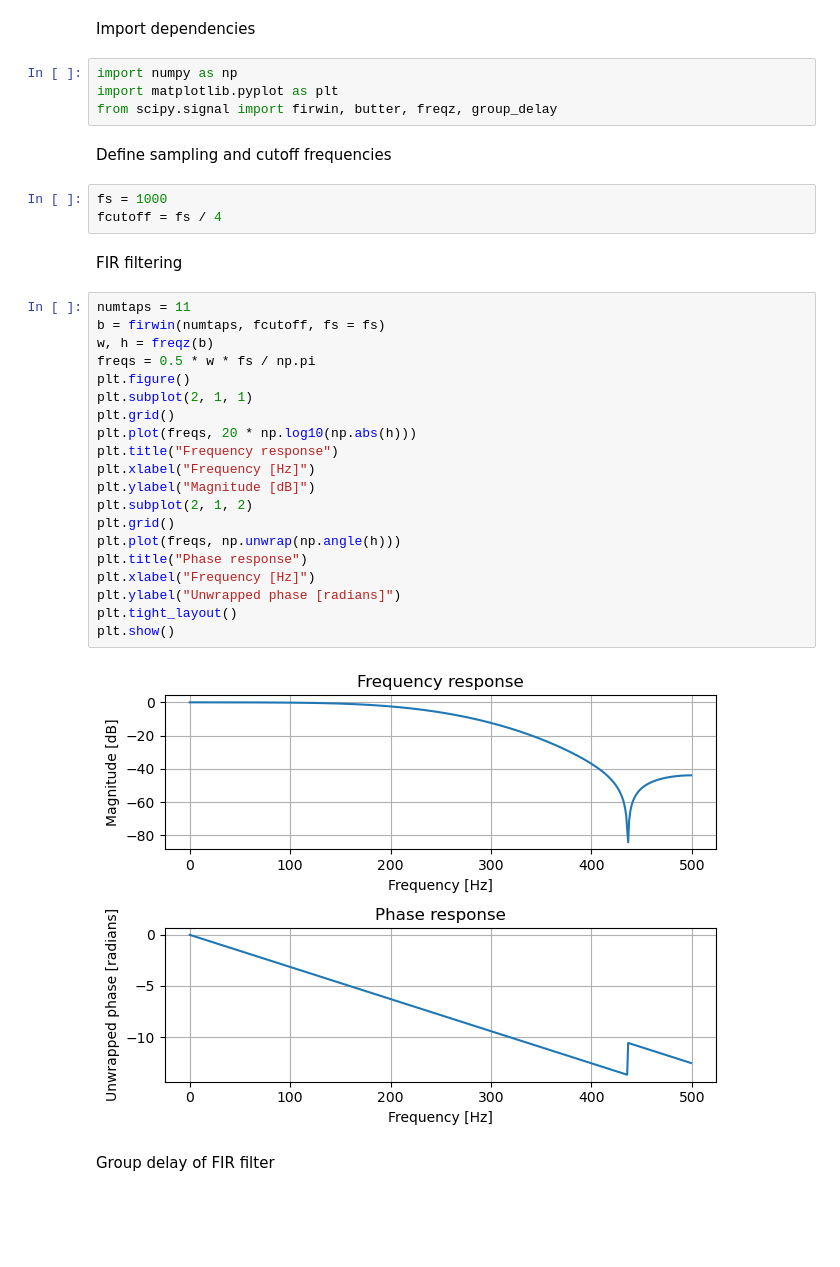
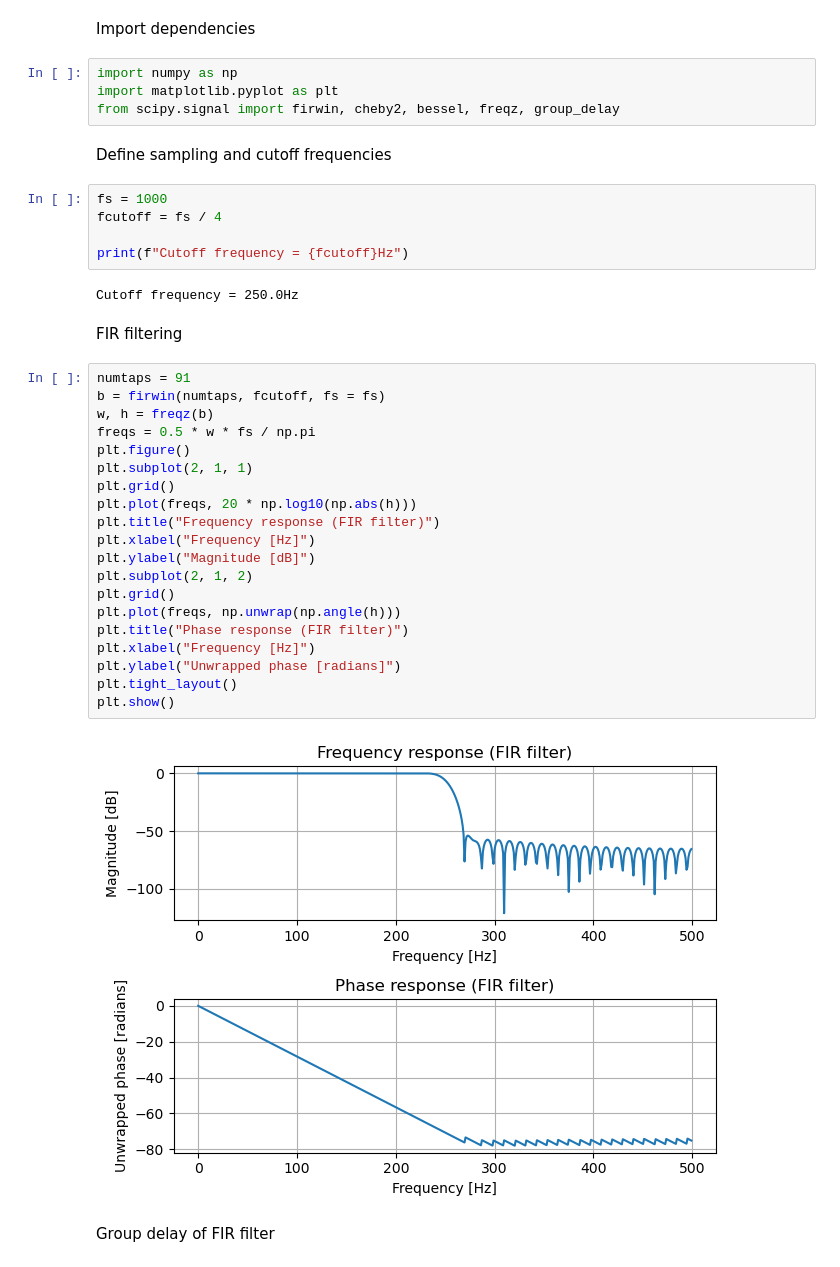
Before and after one commit to faust1002/jupyter_notebooks, a Jupyter notebook: Group_delay.ipynb, the cells around one changed output. Drawn from its saved outputs; the diff is of its cells as text; blank space fills up the shorter version.

```diff
--- a/Group_delay.ipynb
+++ b/Group_delay.ipynb
@@ -21,36 +21,40 @@ Import dependencies
 # %%
 import numpy as np
 import matplotlib.pyplot as plt
-from scipy.signal import firwin, butter, freqz, group_delay
+from scipy.signal import firwin, cheby2, bessel, freqz, group_delay
 # %% [markdown]
 Define sampling and cutoff frequencies
 # %%
 fs = 1000
 fcutoff = fs / 4
+
+print(f"Cutoff frequency = {fcutoff}Hz")
+# %% [output]
+Cutoff frequency = 250.0Hz
 # %% [markdown]
 FIR filtering
 # %%
-numtaps = 11
+numtaps = 91
 b = firwin(numtaps, fcutoff, fs = fs)
 w, h = freqz(b)
 freqs = 0.5 * w * fs / np.pi
 plt.figure()
 plt.subplot(2, 1, 1)
 plt.grid()
 plt.plot(freqs, 20 * np.log10(np.abs(h)))
-plt.title("Frequency response")
+plt.title("Frequency response (FIR filter)")
 plt.xlabel("Frequency [Hz]")
 plt.ylabel("Magnitude [dB]")
 plt.subplot(2, 1, 2)
 plt.grid()
 plt.plot(freqs, np.unwrap(np.angle(h)))
-plt.title("Phase response")
+plt.title("Phase response (FIR filter)")
 plt.xlabel("Frequency [Hz]")
 plt.ylabel("Unwrapped phase [radians]")
 plt.tight_layout()
 plt.show()
 # %% [output]
-[figure, old version]
+[figure, new version]
 # %% [markdown]
 Group delay of FIR filter
 # %%
```
Also changed, not shown: parts of 8 cells of this notebook.
